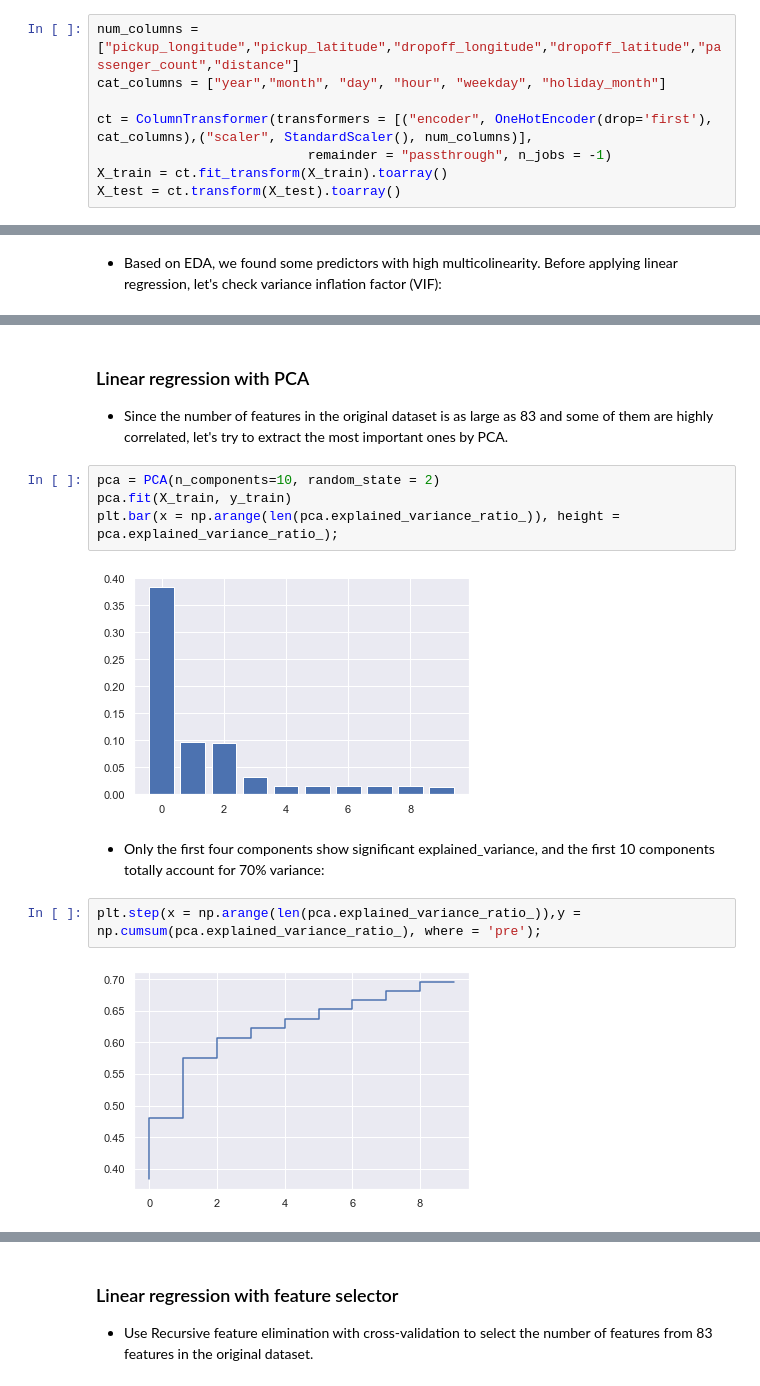
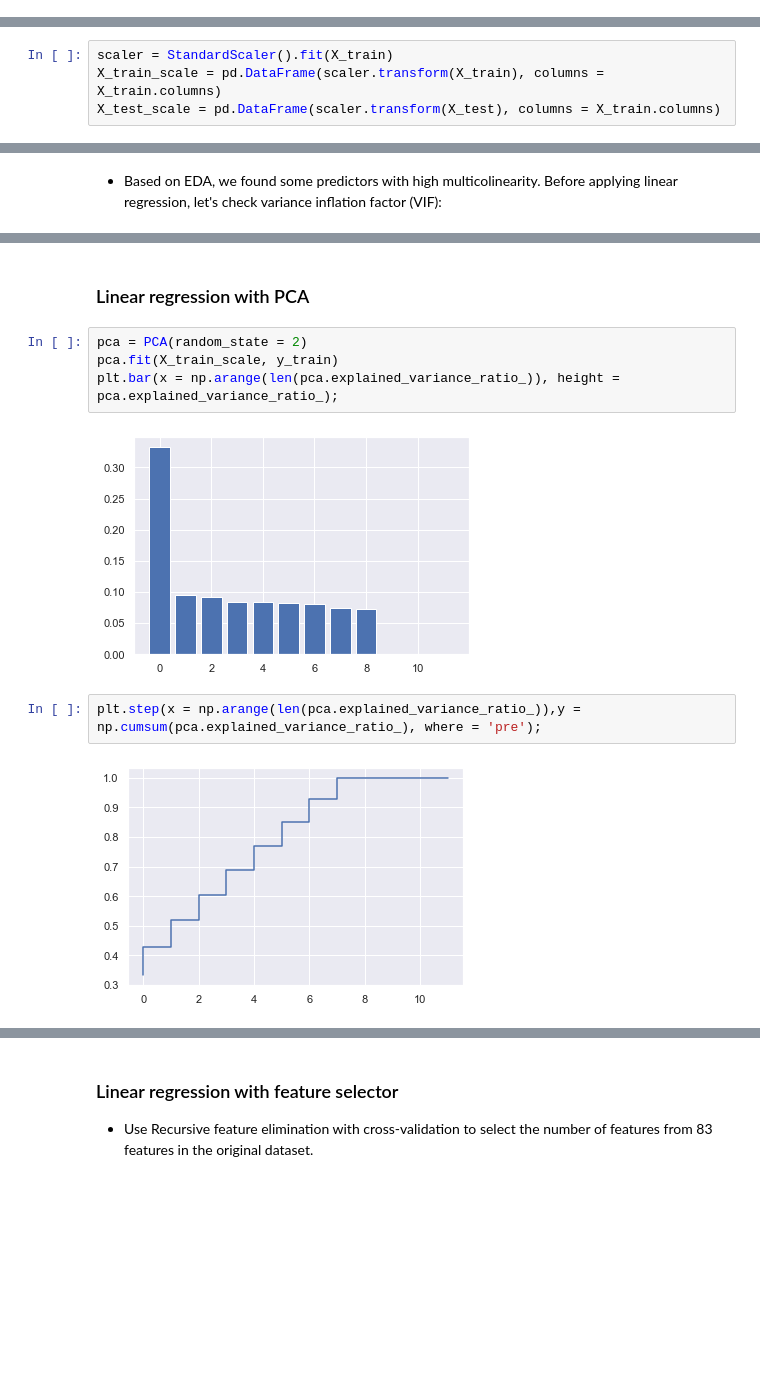
Before and after one commit to liangym2014/Kaggle, a Jupyter notebook: 1.uber fares/uber-fare-eda-regression.ipynb, the cells around one changed output, grey strips where cells are left out. Drawn from its saved outputs; the diff is of its cells as text; blank space fills up the shorter version.

```diff
--- a/1.uber fares/uber-fare-eda-regression.ipynb
+++ b/1.uber fares/uber-fare-eda-regression.ipynb
@@ -673,8 +669,0 @@ sns.boxplot(x = y_train, showmeans = True, color = "yellow");
-# %%
-num_columns = ["pickup_longitude","pickup_latitude","dropoff_longitude","dropoff_latitude","passenger_count","distance"]
-cat_columns = ["year","month", "day", "hour", "weekday", "holiday_month"]
-
-ct = ColumnTransformer(transformers = [("encoder", OneHotEncoder(drop='first'), cat_columns),("scaler", StandardScaler(), num_columns)],
-                           remainder = "passthrough", n_jobs = -1)
-X_train = ct.fit_transform(X_train).toarray()
-X_test = ct.transform(X_test).toarray()
@@ -709,0 +690,4 @@ def metrics(model, X_train, y_train, X_test, y_test):
+# %%
+scaler = StandardScaler().fit(X_train)
+X_train_scale = pd.DataFrame(scaler.transform(X_train), columns = X_train.columns)
+X_test_scale = pd.DataFrame(scaler.transform(X_test), columns = X_train.columns)
@@ -750,15 +766,12 @@ pd.DataFrame({"coef":lr.coef_}, index = [column_names[i] for i in column_idx]).s
-# %% [markdown]
-### Linear regression with PCA
-- Since the number of features in the original dataset is as large as 83 and some of them are highly correlated, let's try to extract the most important ones by PCA.
+# %% [markdown]
+### Linear regression with PCA
 # %%
-pca = PCA(n_components=10, random_state = 2)
-pca.fit(X_train, y_train)
+pca = PCA(random_state = 2)
+pca.fit(X_train_scale, y_train)
 plt.bar(x = np.arange(len(pca.explained_variance_ratio_)), height = pca.explained_variance_ratio_);
 # %% [output]
-[figure, old version]
+[figure, new version]
-# %% [markdown]
-- Only the first four components show significant explained_variance, and the first 10 components totally account for 70% variance:
 # %%
 plt.step(x = np.arange(len(pca.explained_variance_ratio_)),y = np.cumsum(pca.explained_variance_ratio_), where = 'pre');
 # %% [output]
-[figure, old version]
+[figure, new version]
```
Also changed, not shown: parts of 54 cells of this notebook.
